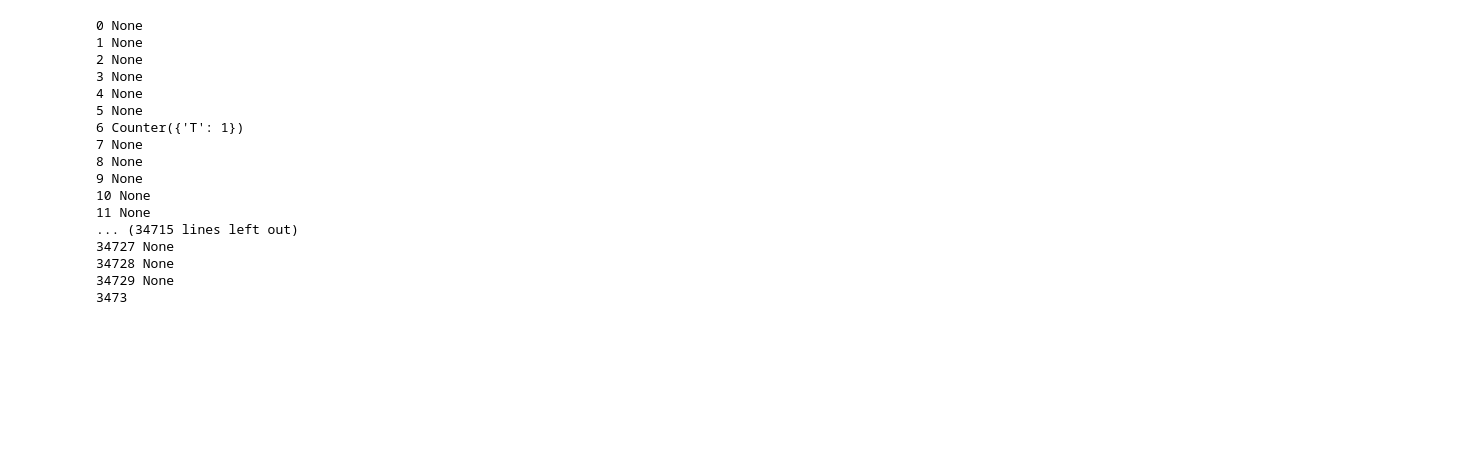
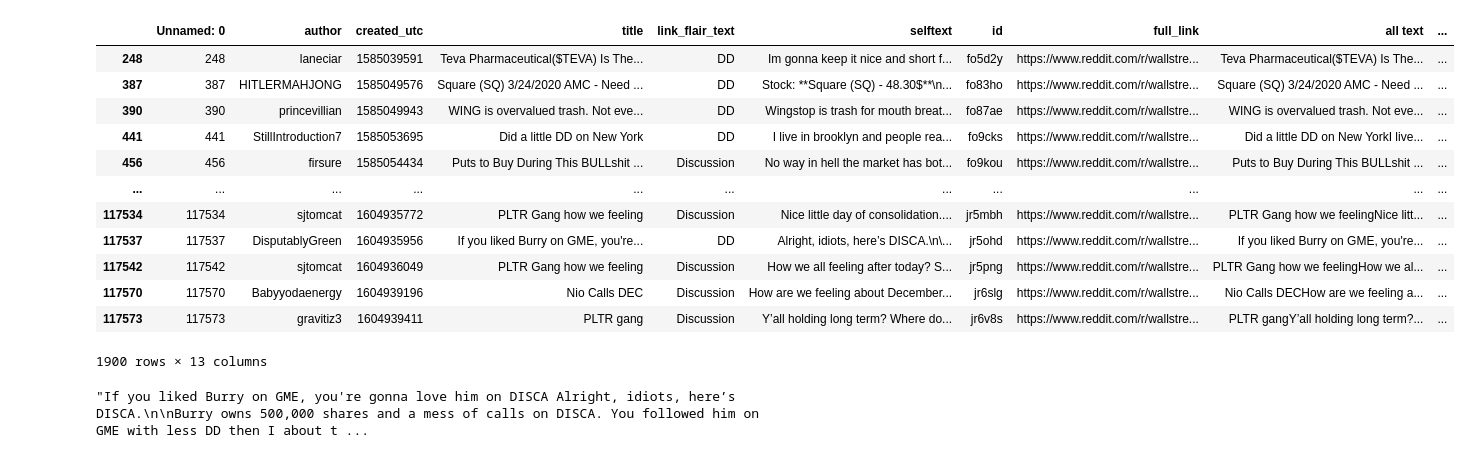
Before and after one commit to realjacoblinder/wsbanalysis, a Jupyter notebook: Phase 3 - Building the dataset.ipynb, the cells around one changed output. Cells and saved outputs as stored; diff of their text form; code cells hidden in the pictures; blank space fills up the shorter version.

Commit message:
phase 3 is basically the final version. just need to keep adding regex to match more and more. next phase should be 4, to add the stock prices

```diff
--- a/Phase 3 - Building the dataset.ipynb
+++ b/Phase 3 - Building the dataset.ipynb
@@ -53,5 +53,5 @@ def ticker_finder(row):
 # %%
-def ticker_adder(pos_list):
+def ticker_extender(pos_list):
     prev_ticker = "NONE"
     for group in pos_list:
         if not group[0]:
@@ -63,15 +63,16 @@ def ticker_adder(pos_list):
 def regex_pos(post_text):
     if pd.isna(post_text): return 0
     x = []
-    p1 = re.compile('(\$?[A-Z]{1,4})?\s+\$?(?:(\d+(?:\.\d\d?)?)\s*([CcPp])\w{0,4}\s+(\d\d?\/\d\d?(?:\/\d{2,4})?))')
-    p2 = re.compile('(\$?[A-Z]{1,4})?\s+(\d\d?\/\d\d?(?:\/\d{2,4})?)\s+\$?(\d+(?:\.\d\d?)?)\s*([CcPp])\w{0,4}')
-    p3 = re.compile('(\d\d?\/\d\d?(?:\/\d{2,4})?)\s+(\$?[A-Z]{1,4})\s+\$?(\d+(?:\.\d\d?)?)\s*([CcPp])\w{0,4}')
-    p4 = re.compile('(\$?[A-Z]{1,4})?\s+(\d{1,2}\s?[A-Z]{1,3})\s+\$?(\d+(?:\.\d\d?)?)\s*([CcPp])\w{0,4}')
-    p5 = re.compile('(\d{1,2}\s?[A-Z]{1,3})\s+(\$?[A-Z]{1,4})?\s+\$?(\d+(?:\.\d\d?)?)\s*([CcPp])\w{0,4}')
-    p6 = re.compile('([A-Z]{1,3}\s?\d{1,2})\s+(\$?[A-Z]{1,4})?\s+\$?(\d+(?:\.\d\d?)?)\s*([CcPp])\w{0,4}')
-    p7 = re.compile('(\$?[A-Z]{1,4})?\s+([A-Z]{1,3}\s?\d{1,2})\s+\$?(\d+(?:\.\d\d?)?)\s*([CcPp])\w{0,4}')
+    p1 = re.compile('((?:\$?[A-Z]{1,4})(?:[a-z]{1,3})?)?\s+\$?(?:(\d+(?:\.\d\d?)?)\s*([CcPp])\w{0,4}\s+(\d\d?\/\d\d?(?:\/\d{2,4})?))')
+    p2 = re.compile('((?:\$?[A-Z]{1,4})(?:[a-z]{1,3})?)?\s+(\d\d?\/\d\d?(?:\/\d{2,4})?)\s+\$?(\d+(?:\.\d\d?)?)\s*([CcPp])\w{0,4}')
+    p3 = re.compile('(\d\d?\/\d\d?(?:\/\d{2,4})?)\s+((?:\$?[A-Z]{1,4})(?:[a-z]{1,3})?)\s+\$?(\d+(?:\.\d\d?)?)\s*([CcPp])\w{0,4}')
+    p4 = re.compile('((?:\$?[A-Z]{1,4})(?:[a-z]{1,3})?)?\s+(\d{1,2}\s?[A-Z]{1,3})\s+\$?(\d+(?:\.\d\d?)?)\s*([CcPp])\w{0,4}')
+    p5 = re.compile('(\d{1,2}\s?[A-Z]{1,3})\s+((?:\$?[A-Z]{1,4})(?:[a-z]{1,3})?)?\s+\$?(\d+(?:\.\d\d?)?)\s*([CcPp])\w{0,4}')
+    p6 = re.compile('([A-Z]{1,3}\s?\d{1,2})\s+((?:\$?[A-Z]{1,4})(?:[a-z]{1,3})?)?\s+\$?(\d+(?:\.\d\d?)?)\s*([CcPp])\w{0,4}')
+    p7 = re.compile('((?:\$?[A-Z]{1,4})(?:[a-z]{1,3})?)?\s+([A-Z]{1,3}\s?\d{1,2})\s+\$?(\d+(?:\.\d\d?)?)\s*([CcPp])\w{0,4}')
 
-    # (\$?[A-Z]{1,4})\s+(?:\$?(\d+(?:.\d\d)?)\s*([CcPp])\w{0,4}\s+(\d\d?\/\d\d?(?:\/\d{2,4})?)+[^A-Z]*)
+    # original ticker: (\$?[A-Z]{1,4})
+    # alt ticker: ((?:\$?[A-Z]{1,4})(?:[a-z]{1,3})?)
 
     x1 = re.findall(p1, post_text)
     x2 = re.findall(p2, post_text)
@@ -85,48 +86,48 @@ def regex_pos(post_text):
     if x1:
         x1_e = []
         for match in x1:
-            ordered = [match[0], match[1], match[2], match[3]]
+            ordered = [match[0].upper(), match[1], match[2], match[3]]
             x1_e.append(ordered)
         x.extend(x1_e)
     if x2: #ticker-date-strike-c/p
         x2_e = []
         for match in x2:
-            ordered = [match[0],match[2],match[3],match[1]]
+            ordered = [match[0].upper(),match[2],match[3],match[1]]
             x2_e.append(ordered)
         x.extend(x2_e)
     if x3: #date-ticker-strike-c/p
         x3_e = []
         for match in x3:
-            ordered = [match[1],match[2],match[3],match[0]]
+            ordered = [match[1].upper(),match[2],match[3],match[0]]
             x3_e.append(ordered)
         x.extend(x3_e)
     if x4: # ticker-date(alphanumeric)-stike-c/p
         x4_e = []
         for match in x4:
-            ordered = [match[0],match[2],match[3],match[1]]
+            ordered = [match[0].upper(),match[2],match[3],match[1]]
             x4_e.append(ordered)
         x.extend(x4_e)
     if x5: #date(alpha)-ticker-strike-cp
         x5_e = []
         for match in x5:
-            ordered = [match[1],match[2],match[3],match[0]]
+            ordered = [match[1].upper(),match[2],match[3],match[0]]
             x5_e.append(ordered)
         x.extend(x5_e)
     if x6: #same as above, diff alpha
         x6_e = []
         for match in x6:
-            ordered = [match[1],match[2],match[3],match[0]]
+            ordered = [match[1].upper(),match[2],match[3],match[0]]
             x6_e.append(ordered)
         x.extend(x6_e)
     if x7:
         x7_e = []
         for match in x7:
-            ordered = [match[0],match[2],match[3],match[1]]
+            ordered = [match[0].upper(),match[2],match[3],match[1]]
             x7_e.append(ordered)
         x.extend(x7_e)
 
     if x:
-        x = ticker_adder(x)
+        x = ticker_extender(x) # see above
         return x
     else:
         return 0
@@ -336,5 +268,5 @@ good_post_csv['regexed_combined'] = good_post_csv.apply(expiry_year_corrector, a
 # %%
 ## work on finding the missing tickers
 # %%
-x = good_post_csv.apply(ticker_finder, axis=1)
+good_post_csv['ticker_locator'] = good_post_csv.apply(ticker_finder, axis=1)
 # %% [output]
@@ -358,21 +290,20 @@ CCL
-# %%
-for i,v in enumerate(x):
-    print(i, v)
-# %% [output]
-0 None
-1 None
-2 None
-3 None
-4 None
-5 None
-6 Counter({'T': 1})
-7 None
-8 None
-9 None
-10 None
-11 None
-... (34715 lines left out)
-34727 None
-34728 None
-34729 None
-3473
+# %%
+good_post_csv[(good_post_csv['ticker_locator'] != 1) & (good_post_csv['ticker_locator'] != 0) & (good_post_csv['ticker_locator'] != -1)]
+# %% [output]
+|  | Unnamed: 0 | author | created_utc | title | link_flair_text | selftext | id | full_link | all text | ... |
+| 248 | 248 | laneciar | 1585039591 | Teva Pharmaceutical($TEVA) Is The... | DD | Im gonna keep it nice and short f... | fo5d2y | https://www.reddit.com/r/wallstre... | Teva Pharmaceutical($TEVA) Is The... | ... |
+| 387 | 387 | HITLERMAHJONG | 1585049576 | Square (SQ) 3/24/2020 AMC - Need ... | DD | Stock: **Square (SQ) - 48.30$**\n... | fo83ho | https://www.reddit.com/r/wallstre... | Square (SQ) 3/24/2020 AMC - Need ... | ... |
+| 390 | 390 | princevillian | 1585049943 | WING is overvalued trash. Not eve... | DD | Wingstop is trash for mouth breat... | fo87ae | https://www.reddit.com/r/wallstre... | WING is overvalued trash. Not eve... | ... |
+| 441 | 441 | StillIntroduction7 | 1585053695 | Did a little DD on New York | DD | I live in brooklyn and people rea... | fo9cks | https://www.reddit.com/r/wallstre... | Did a little DD on New YorkI live... | ... |
+| 456 | 456 | firsure | 1585054434 | Puts to Buy During This BULLshit ... | Discussion | No way in hell the market has bot... | fo9kou | https://www.reddit.com/r/wallstre... | Puts to Buy During This BULLshit ... | ... |
+| ... | ... | ... | ... | ... | ... | ... | ... | ... | ... | ... |
+| 117534 | 117534 | sjtomcat | 1604935772 | PLTR Gang how we feeling | Discussion | Nice little day of consolidation.... | jr5mbh | https://www.reddit.com/r/wallstre... | PLTR Gang how we feelingNice litt... | ... |
+| 117537 | 117537 | DisputablyGreen | 1604935956 | If you liked Burry on GME, you're... | DD | Alright, idiots, here’s DISCA.\n\... | jr5ohd | https://www.reddit.com/r/wallstre... | If you liked Burry on GME, you're... | ... |
+| 117542 | 117542 | sjtomcat | 1604936049 | PLTR Gang how we feeling | Discussion | How we all feeling after today? S... | jr5png | https://www.reddit.com/r/wallstre... | PLTR Gang how we feelingHow we al... | ... |
+| 117570 | 117570 | Babyyodaenergy | 1604939196 | Nio Calls DEC | Discussion | How are we feeling about December... | jr6slg | https://www.reddit.com/r/wallstre... | Nio Calls DECHow are we feeling a... | ... |
+| 117573 | 117573 | gravitiz3 | 1604939411 | PLTR gang | Discussion | Y’all holding long term? Where do... | jr6v8s | https://www.reddit.com/r/wallstre... | PLTR gangY’all holding long term?... | ... |
+1900 rows × 13 columns
+# %%
+good_post_csv.iloc[117537]['all text']
+# %% [output]
+"If you liked Burry on GME, you're gonna love him on DISCA Alright, idiots, here’s DISCA.\n\nBurry owns 500,000 shares and a mess of calls on DISCA. You followed him on GME with less DD then I about t ...
```
Also changed, not shown: parts of 29 cells of this notebook, 5 other files.
